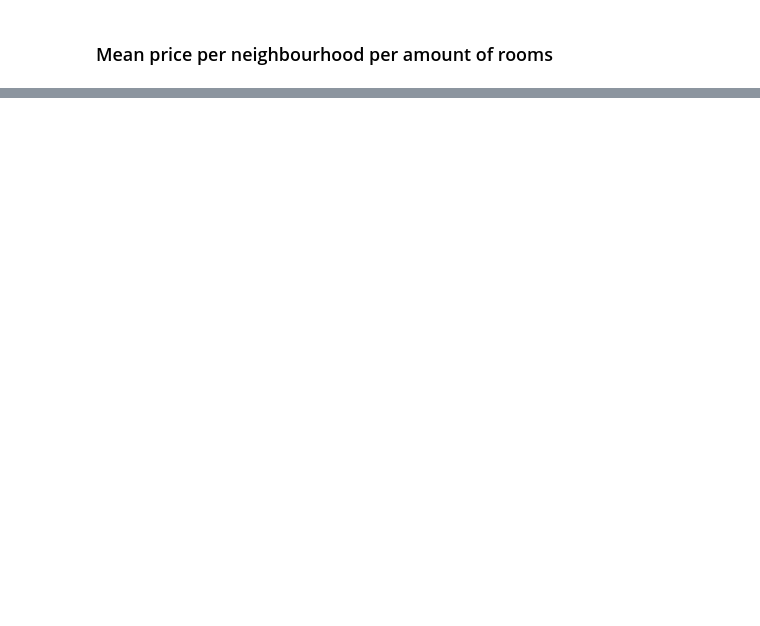
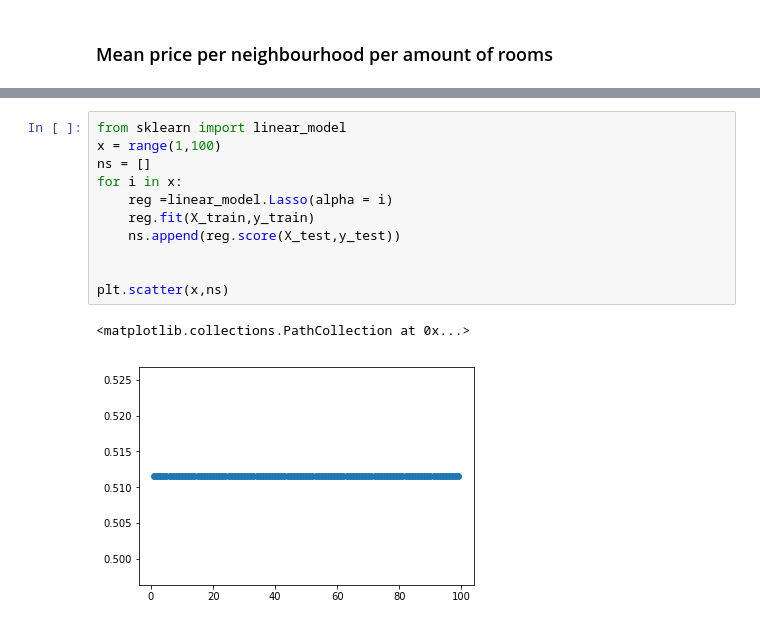
Before and after one commit to jshnaidman/DataDive-2017, a Jupyter notebook: DATA/Untitled.ipynb, the cells around one changed output, grey strips where cells are left out. Saved outputs shown, nothing was run; the diff lists cells and outputs as text; blank space fills up the shorter version.

```diff
--- a/DATA/Untitled.ipynb
+++ b/DATA/Untitled.ipynb
@@ -204,0 +283,14 @@ plt.tight_layout()
+# %%
+from sklearn import linear_model
+x = range(1,100)
+ns = []
+for i in x:
+    reg =linear_model.Lasso(alpha = i)
+    reg.fit(X_train,y_train)
+    ns.append(reg.score(X_test,y_test))
+
+
+plt.scatter(x,ns)
+# %% [output]
+<matplotlib.collections.PathCollection at 0x...>
+[figure, added]
```
Also changed, not shown: parts of 13 cells of this notebook.
